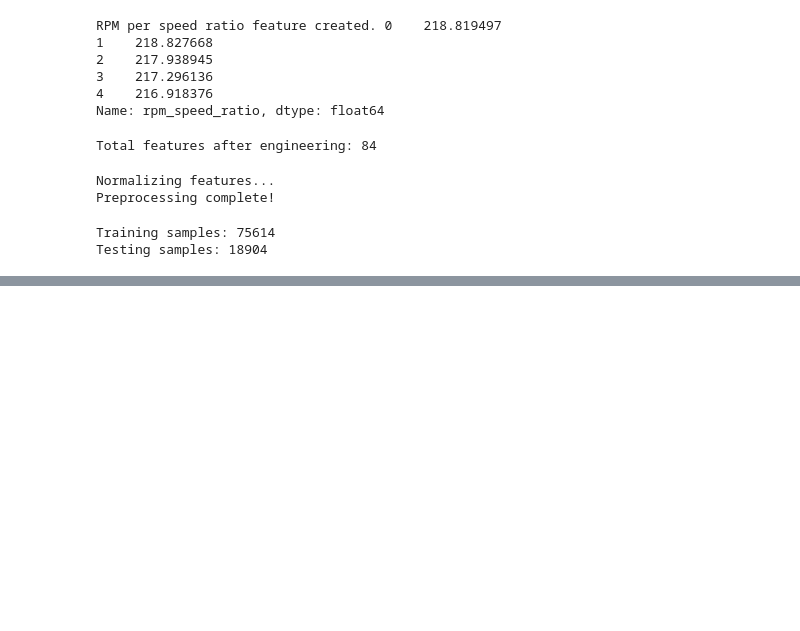
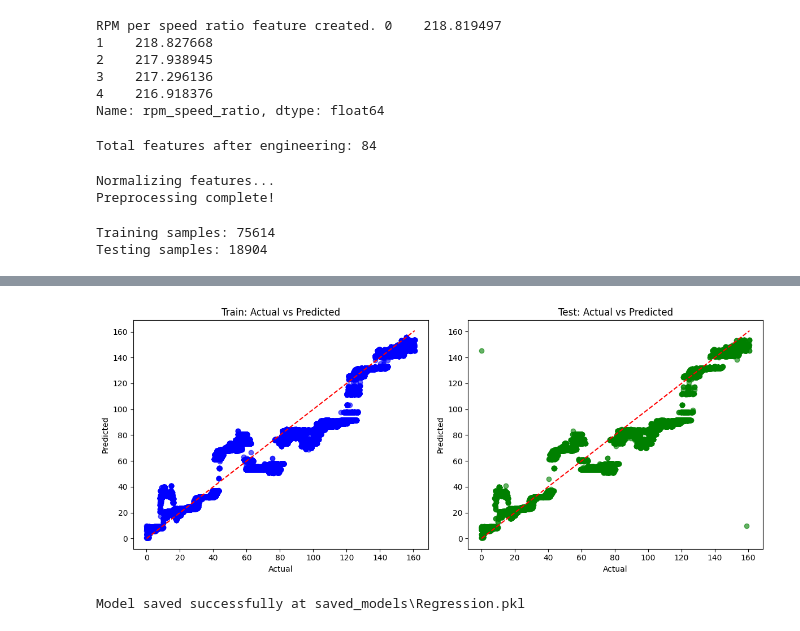
Before and after one commit to nasim-raj-laskar/Race-Telemetry, a Jupyter notebook: research/lap_pred(REG).ipynb, the cells around one changed output, grey strips where cells are left out. Cells and saved outputs as stored; diff of their text form; code cells hidden in the pictures; blank space fills up the shorter version.

Commit message:
Regression Model Updated

```diff
--- a/research/lap_pred(REG).ipynb
+++ b/research/lap_pred(REG).ipynb
@@ -366,0 +318,40 @@ velocity_magnitude    0.021989
+# %%
+y_train_pred = best_model.predict(X_lap_train)
+y_test_pred = best_model.predict(X_lap_test)
+
+# Plot
+plt.figure(figsize=(12,5))
+
+# Train set
+plt.subplot(1, 2, 1)
+plt.scatter(y_lap_train, y_train_pred, alpha=0.6, color='blue')
+plt.plot([y_lap_train.min(), y_lap_train.max()], [y_lap_train.min(), y_lap_train.max()], 'r--')
+plt.title('Train: Actual vs Predicted')
+plt.xlabel('Actual')
+plt.ylabel('Predicted')
+
+# Test set
+plt.subplot(1, 2, 2)
+plt.scatter(y_lap_test, y_test_pred, alpha=0.6, color='green')
+plt.plot([y_lap_test.min(), y_lap_test.max()], [y_lap_test.min(), y_lap_test.max()], 'r--')
+plt.title('Test: Actual vs Predicted')
+plt.xlabel('Actual')
+plt.ylabel('Predicted')
+
+plt.tight_layout()
+plt.show()
+# %% [output]
+[figure, added]
+# %%
+import os
+import joblib
+
+save_dir = "saved_models"
+os.makedirs(save_dir, exist_ok=True)
+
+model_path = os.path.join(save_dir, "Regression.pkl")
+joblib.dump(best_model, model_path)
+
+print(f"Model saved successfully at {model_path}")
+# %% [output]
+Model saved successfully at saved_models\Regression.pkl
```
Also changed, not shown: parts of 2 cells of this notebook, 2 other files.
